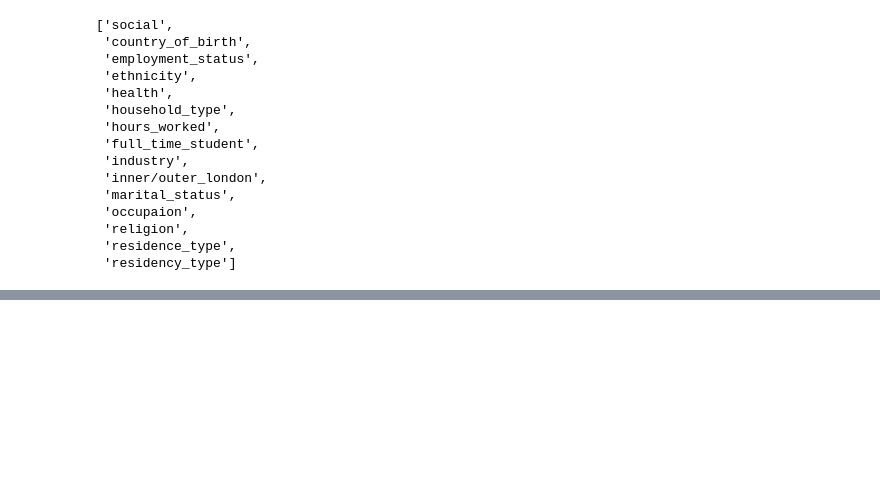
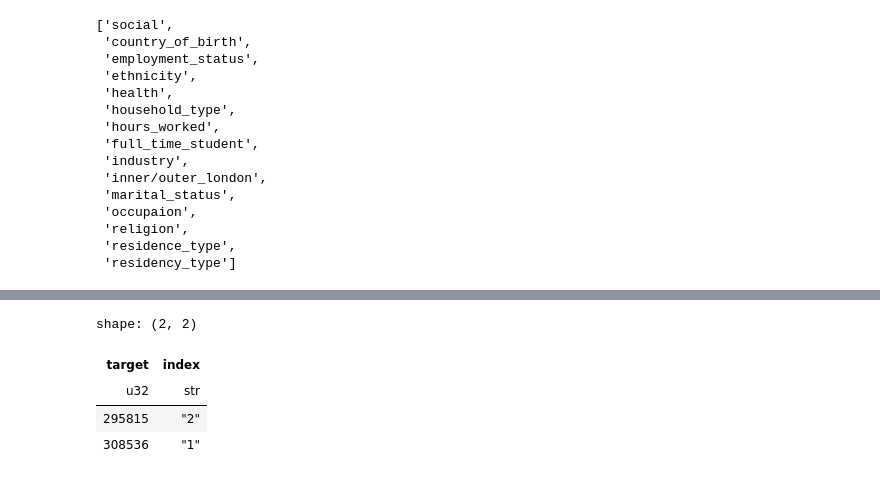
Before and after one commit to fredshone/mirror, a Jupyter notebook: demo.ipynb, the cells around one changed output, grey strips where cells are left out. Saved outputs shown, nothing was run; the diff lists cells and outputs as text; code cells hidden in the pictures; blank space fills up the shorter version.

```diff
--- a/demo.ipynb
+++ b/demo.ipynb
@@ -342,3 +278,11 @@ Order 1:
+# %%
+density.frequencies(census, ["sex"], alias="target")
+# %% [output]
+shape: (2, 2)
+| target | index |
+| u32 | str |
+| 295815 | "2" |
+| 308536 | "1" |
 # %%
 results = {}
 for order in range(1, 2):
```
Also changed, not shown: parts of 14 cells of this notebook, 2 other files.
